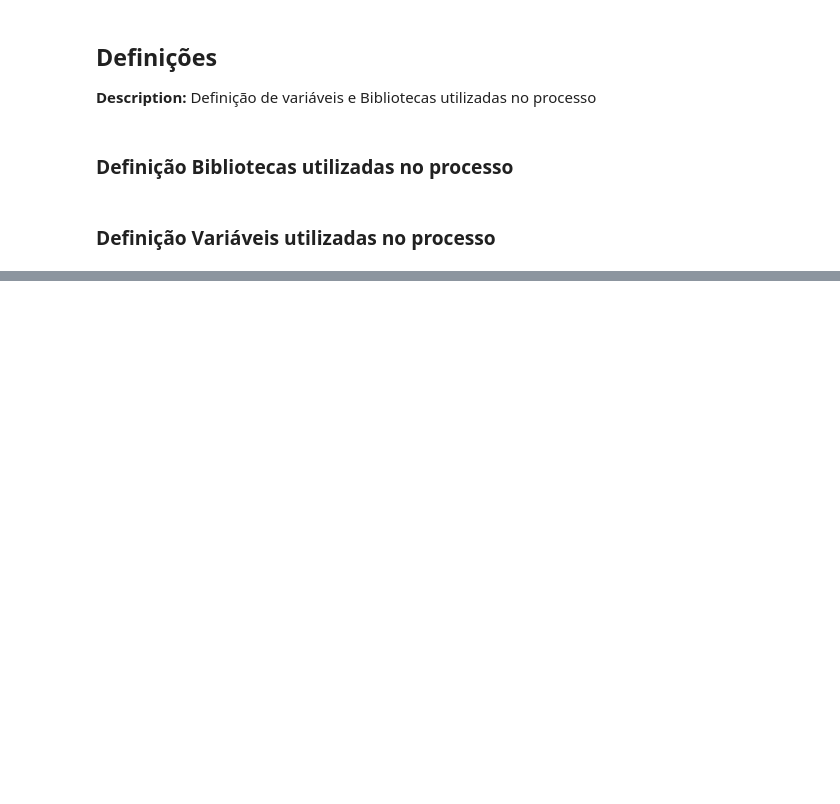
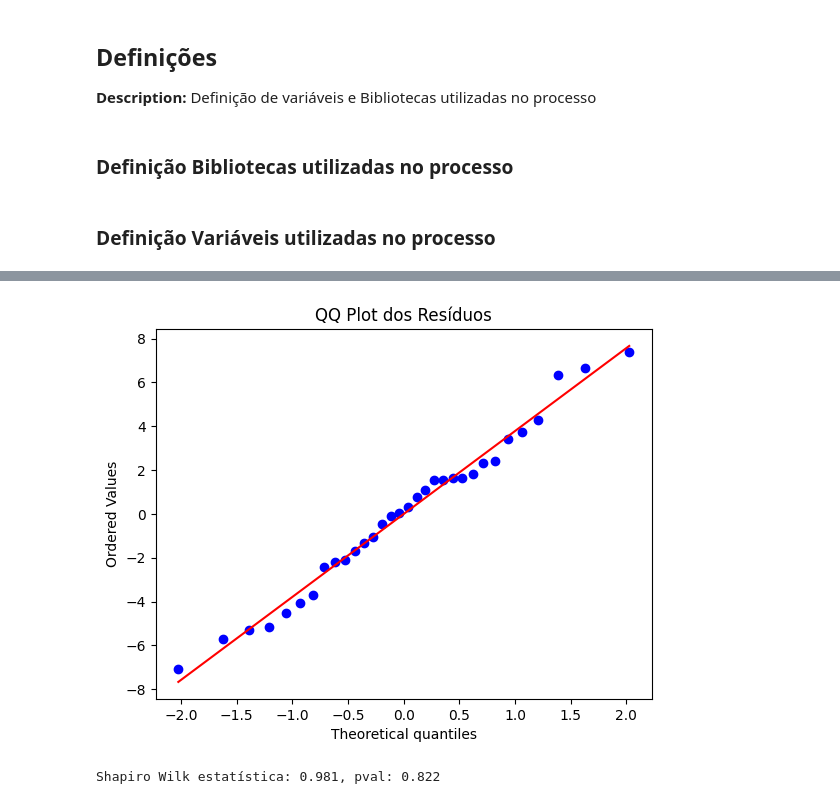
Before and after one commit to alexsandromercedes/Repositorio_X, a Jupyter notebook: inicio_ia_2.ipynb, the cells around one changed output, grey strips where cells are left out. Cells and saved outputs as stored; diff of their text form; code cells hidden in the pictures; blank space fills up the shorter version.

```diff
--- a/inicio_ia_2.ipynb
+++ b/inicio_ia_2.ipynb
@@ -32,0 +106,16 @@ base.head()
+# %%
+stats.probplot(residuos, dist="norm", plot=plt)
+plt.title('QQ Plot dos Resíduos')
+plt.show()
+# %% [output]
+[figure, added]
+# %%
+# h0 (hipotese nula) dados estao normalmente distribuidos
+# p < 0.05 rejeitamos a h0, ou seja, os dados nao estao normalmente distribuidos
+# p > 0.05 falhamos em rejeitar a h0, ou seja, os dados estao normalmente distribuidos
+
+
+stat, pval = stats.shapiro(residuos)
+print(f'Shapiro Wilk estatística: {stat:.3f}, pval: {pval:.3f}')
+# %% [output]
+Shapiro Wilk estatística: 0.981, pval: 0.822
```
Also changed, not shown: parts of 4 cells of this notebook.
